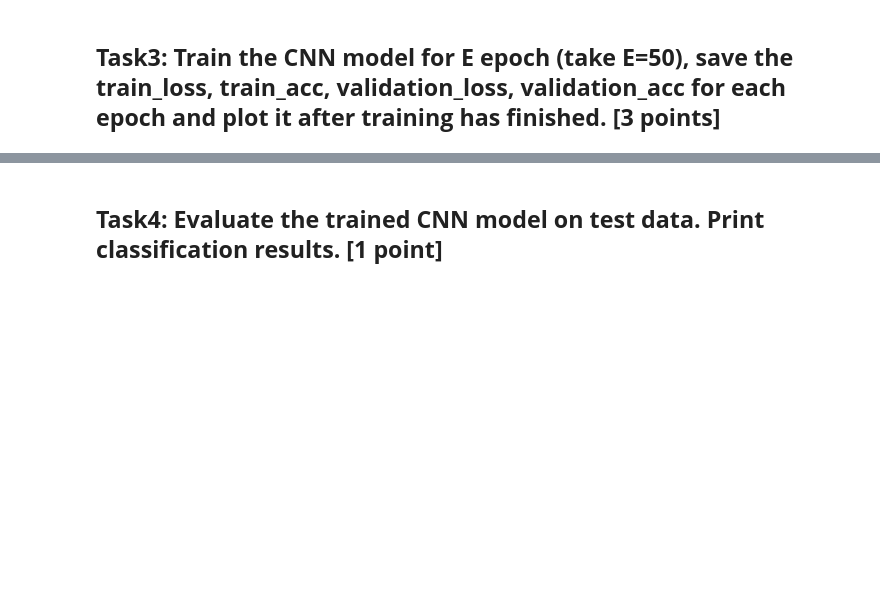
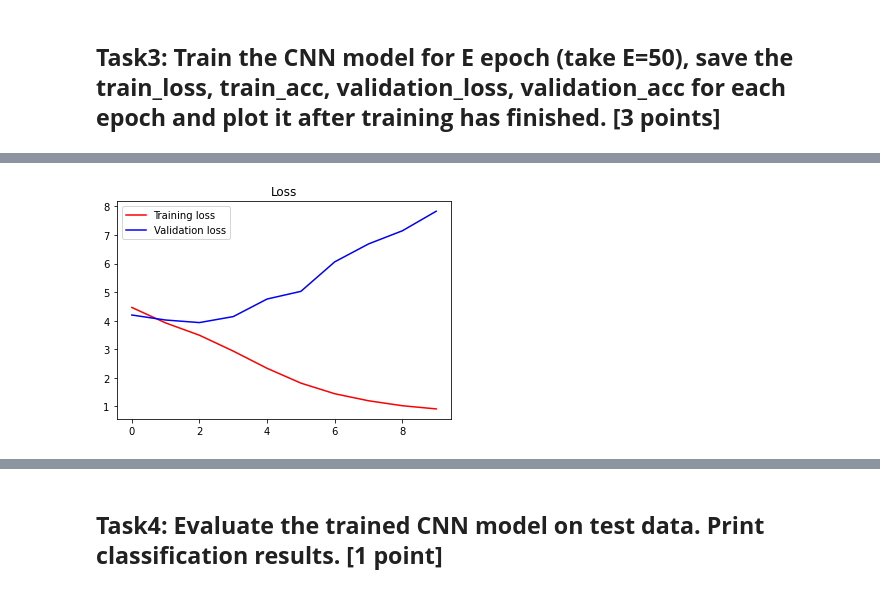
Before and after one commit to sudheendrantl/Python-Notebooks-BITS-Assignments, a Jupyter notebook: Deep Learning and ANN Assignment2 2020AIML003.ipynb, the cells around one changed output, grey strips where cells are left out. Drawn from its saved outputs; the diff is of its cells as text; code cells hidden in the pictures; blank space fills up the shorter version.

```diff
--- a/Deep Learning and ANN Assignment2 2020AIML003.ipynb
+++ b/Deep Learning and ANN Assignment2 2020AIML003.ipynb
@@ -84,13 +86,2 @@ model.compile(optimizer = "adam", loss = "categorical_crossentropy", metrics = [
 # %% [markdown]
 ## **Task3: Train the CNN model for E epoch (take E=50), save the train_loss, train_acc, validation_loss, validation_acc for each epoch and plot it after training has finished. [3 points]** <a class="anchor" id="Task3"></a>
-# %%
-# Train the model
-history = model.fit(
-    training_data,
-    validation_data=test_data,
-    validation_steps=8,
-    batch_size=128,
-    steps_per_epoch=1,
-    epochs=5,
-    verbose = 2
-)
@@ -107,0 +88,12 @@ Epoch 5/5
+# %%
+EPOCHS = 50
+# %%
+es  = EarlyStopping(monitor='val_accuracy', mode='max', verbose=1, patience=5)
+ckpt= ModelCheckpoint("default_model.h5", monitor='val_accuracy', verbose=1, save_best_only=True, mode='max')
+# %%
+history = model.fit(
+    training_data,
+    validation_data=validation_data,
+    epochs=EPOCHS,
+    callbacks =[es, ckpt],
+)
@@ -107,0 +126,9 @@ Epoch 5/5
+# %%
+# plot the history of train_loss, validation_loss across epochs
+plt.title("Loss")
+plt.plot(history.history['loss'], 'r', label='Training loss')
+plt.plot(history.history['val_loss'], 'b', label='Validation loss')
+plt.legend()
+plt.show()
+# %% [output]
+[figure, added]
```
Also changed, not shown: parts of 35 cells of this notebook, 20 other files.
